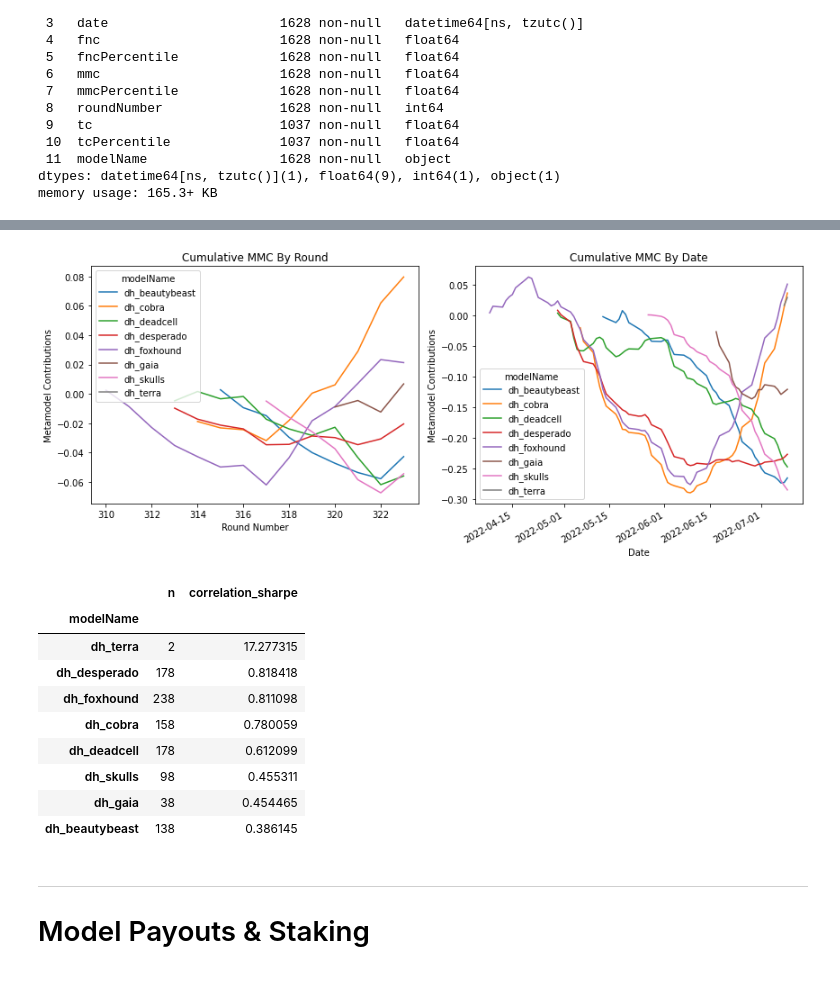
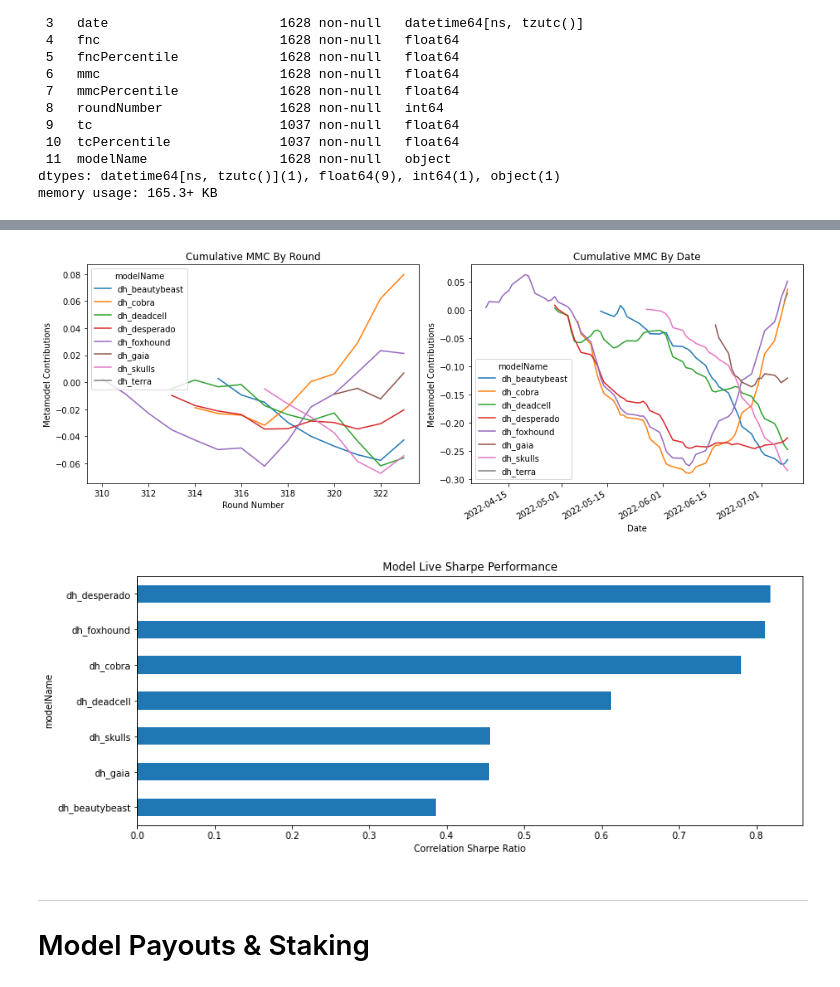
Before and after one commit to hiydavid/numerai-models, a Jupyter notebook: _get_model_rankings.ipynb, the cells around one changed output, grey strips where cells are left out. Saved outputs shown, nothing was run; the diff lists cells and outputs as text; code cells hidden in the pictures.

Commit message:
Clean up code

```diff
--- a/_get_model_rankings.ipynb
+++ b/_get_model_rankings.ipynb
@@ -229,23 +229,23 @@ plt.show()
 # %%
 # get mean mmc by round
 avg_mmc_by_era = get_model_performance_aggregated(score="mmc", by="roundNumber")
 avg_mmc_by_date = get_model_performance_aggregated(score="mmc", by="date")
 
 # plot
-fig, axes = plt.subplots(nrows=1, ncols=2, figsize=(12, 5))
+fig, axes = plt.subplots(nrows=1, ncols=2, figsize=(13, 5))
 avg_mmc_by_era.loc[AFTER_ERA:].cumsum().plot(ax=axes[0])
 avg_mmc_by_date.loc[AFTER_DATE:].cumsum().plot(ax=axes[1])
 axes[0].set_title("Cumulative MMC By Round")
 axes[0].set_xlabel("Round Number")
 axes[0].set_ylabel("Metamodel Contributions")
 axes[1].set_title("Cumulative MMC By Date")
 axes[1].set_xlabel("Date")
 axes[1].set_ylabel("Metamodel Contributions")
 plt.tight_layout()
 plt.savefig('plots/ModelMMCPlots.png', facecolor='w')
 plt.show()
 # %% [output]
-[figure, old version]
+[figure, new version]
 # %%
 # rank by sharpe on correlation
 def get_sharpe(x):
@@ -254,22 +254,18 @@ def get_sharpe(x):
 perf_clean = perf.loc[perf["roundNumber"]>=AFTER_ERA]
 sharpe_df = pd.concat([
     perf_clean.groupby("modelName")["correlation"].size(),
-    perf_clean.groupby("modelName")["correlation"].apply(lambda x: get_sharpe(x))
-], axis=1)
-sharpe_df.columns = ["n", "correlation_sharpe"]
+    perf_clean.groupby("modelName")["correlation"].apply(lambda x: get_sharpe(x))],
+    axis=1)
+sharpe_df.columns = ["n", "sharpe"]
+sharpe_df = sharpe_df.loc[sharpe_df["n"]>=10].sort_values("sharpe")
 
-sharpe_df.sort_values("correlation_sharpe", ascending=False)
+sharpe_df["sharpe"].plot.barh(figsize=(13, 5))
+plt.title("Model Live Sharpe Performance")
+plt.xlabel("Correlation Sharpe Ratio")
+plt.savefig('plots/CorrSharpeRatioPlots.png', facecolor='w')
+plt.show();
 # %% [output]
-|  | n | correlation_sharpe |
-| modelName |  |  |
-| dh_terra | 2 | 17.277315 |
-| dh_desperado | 178 | 0.818418 |
-| dh_foxhound | 238 | 0.811098 |
-| dh_cobra | 158 | 0.780059 |
-| dh_deadcell | 178 | 0.612099 |
-| dh_skulls | 98 | 0.455311 |
-| dh_gaia | 38 | 0.454465 |
-| dh_beautybeast | 138 | 0.386145 |
+[figure, added]
 # %% [markdown]
 ---
 # Model Payouts & Staking
```
Also changed, not shown: parts of 7 cells of this notebook, 11 other files.
